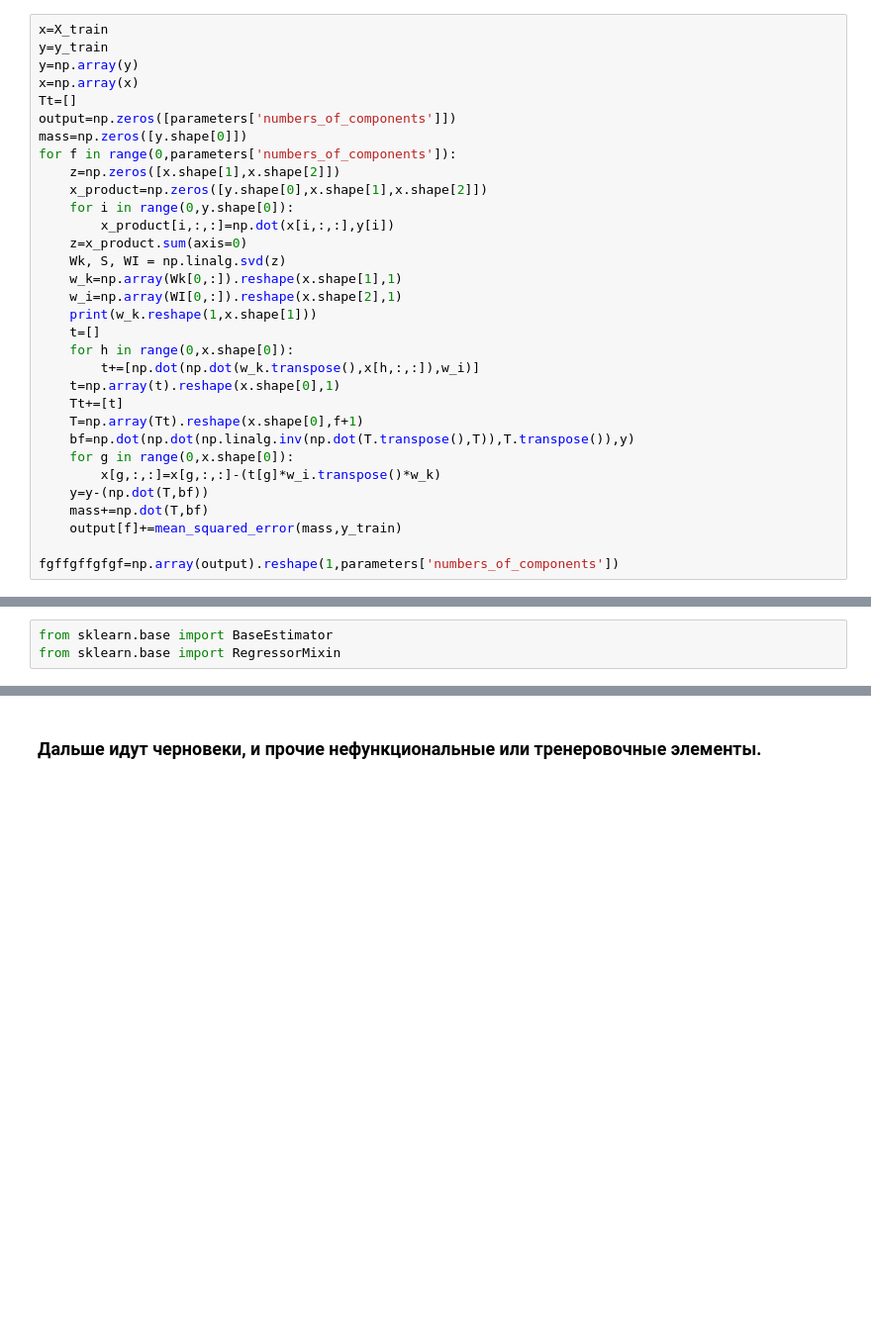
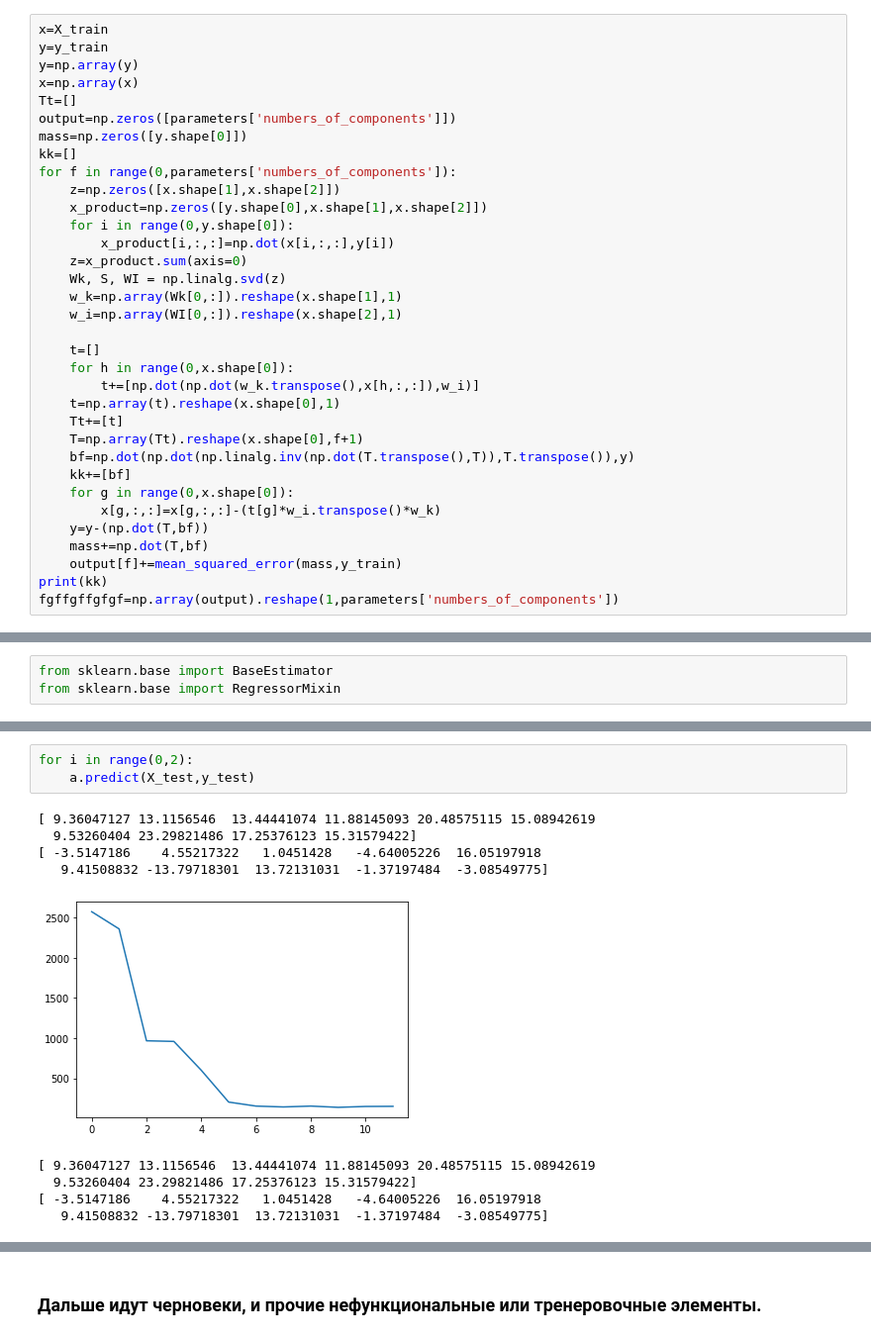
Before and after one commit to 89605502155/ML-repositry, a Jupyter notebook: N-PLS.ipynb, the cells around one changed output, grey strips where cells are left out. Shown at 99% size. Saved outputs shown, nothing was run; the diff lists cells and outputs as text; blank space fills up the shorter version.

```diff
--- a/N-PLS.ipynb
+++ b/N-PLS.ipynb
@@ -57,6 +57,7 @@ x=np.array(x)
 Tt=[]
 output=np.zeros([parameters['numbers_of_components']])
 mass=np.zeros([y.shape[0]])
+kk=[]
 for f in range(0,parameters['numbers_of_components']):
     z=np.zeros([x.shape[1],x.shape[2]])
     x_product=np.zeros([y.shape[0],x.shape[1],x.shape[2]])
@@ -66,7 +67,7 @@ for f in range(0,parameters['numbers_of_components']):
     Wk, S, WI = np.linalg.svd(z)
     w_k=np.array(Wk[0,:]).reshape(x.shape[1],1)
     w_i=np.array(WI[0,:]).reshape(x.shape[2],1)
-    print(w_k.reshape(1,x.shape[1]))
+
     t=[]
     for h in range(0,x.shape[0]):
         t+=[np.dot(np.dot(w_k.transpose(),x[h,:,:]),w_i)]
@@ -74,11 +75,12 @@ for f in range(0,parameters['numbers_of_components']):
     Tt+=[t]
     T=np.array(Tt).reshape(x.shape[0],f+1)
     bf=np.dot(np.dot(np.linalg.inv(np.dot(T.transpose(),T)),T.transpose()),y)
+    kk+=[bf]
     for g in range(0,x.shape[0]):
         x[g,:,:]=x[g,:,:]-(t[g]*w_i.transpose()*w_k)
     y=y-(np.dot(T,bf))
     mass+=np.dot(T,bf)
     output[f]+=mean_squared_error(mass,y_train)
-
+print(kk)
 fgffgffgfgf=np.array(output).reshape(1,parameters['numbers_of_components'])
 # %% [output]
@@ -230,0 +258,13 @@ for i in range(0,3):
+# %%
+for i in range(0,2):
+    a.predict(X_test,y_test)
+# %% [output]
+[ 9.36047127 13.1156546  13.44441074 11.88145093 20.48575115 15.08942619
+  9.53260404 23.29821486 17.25376123 15.31579422]
+[ -3.5147186    4.55217322   1.0451428   -4.64005226  16.05197918
+   9.41508832 -13.79718301  13.72131031  -1.37197484  -3.08549775]
+[figure, added]
+[ 9.36047127 13.1156546  13.44441074 11.88145093 20.48575115 15.08942619
+  9.53260404 23.29821486 17.25376123 15.31579422]
+[ -3.5147186    4.55217322   1.0451428   -4.64005226  16.05197918
+   9.41508832 -13.79718301  13.72131031  -1.37197484  -3.08549775]
```
Also changed, not shown: parts of 7 cells of this notebook.
